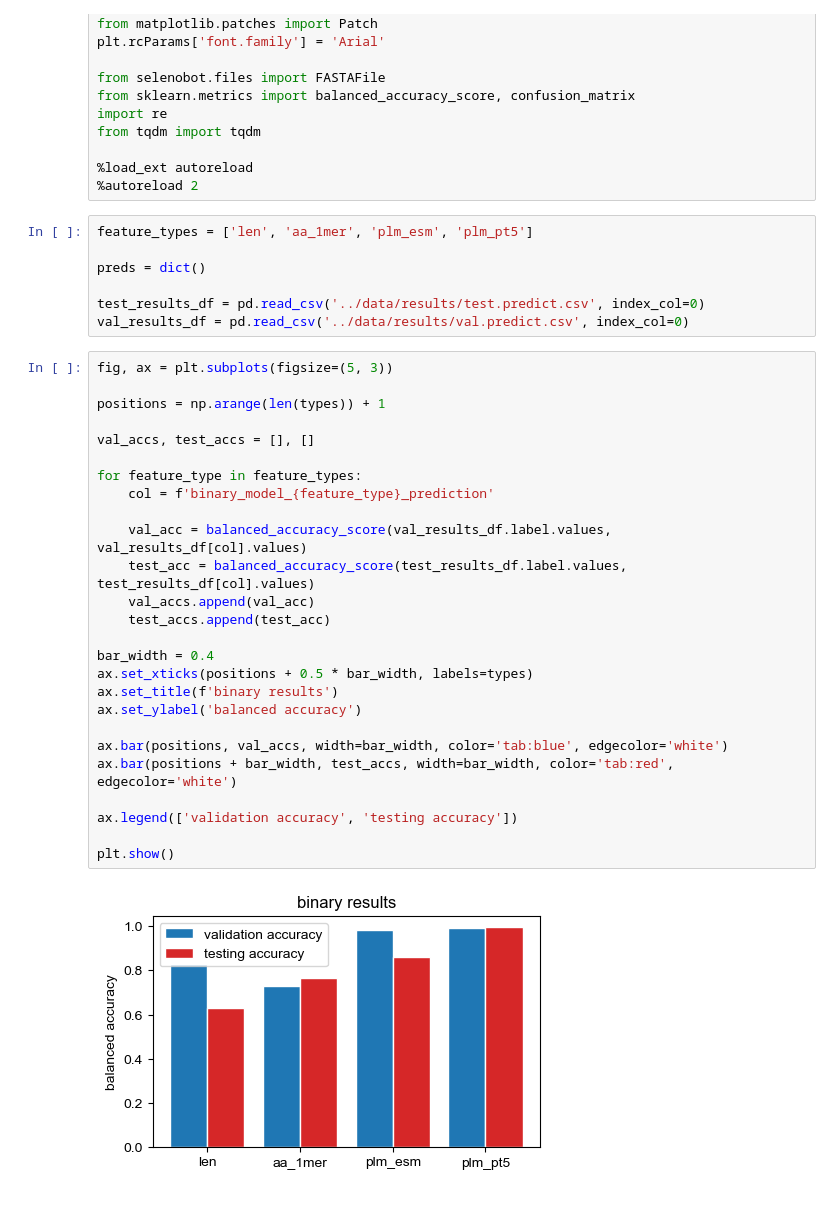
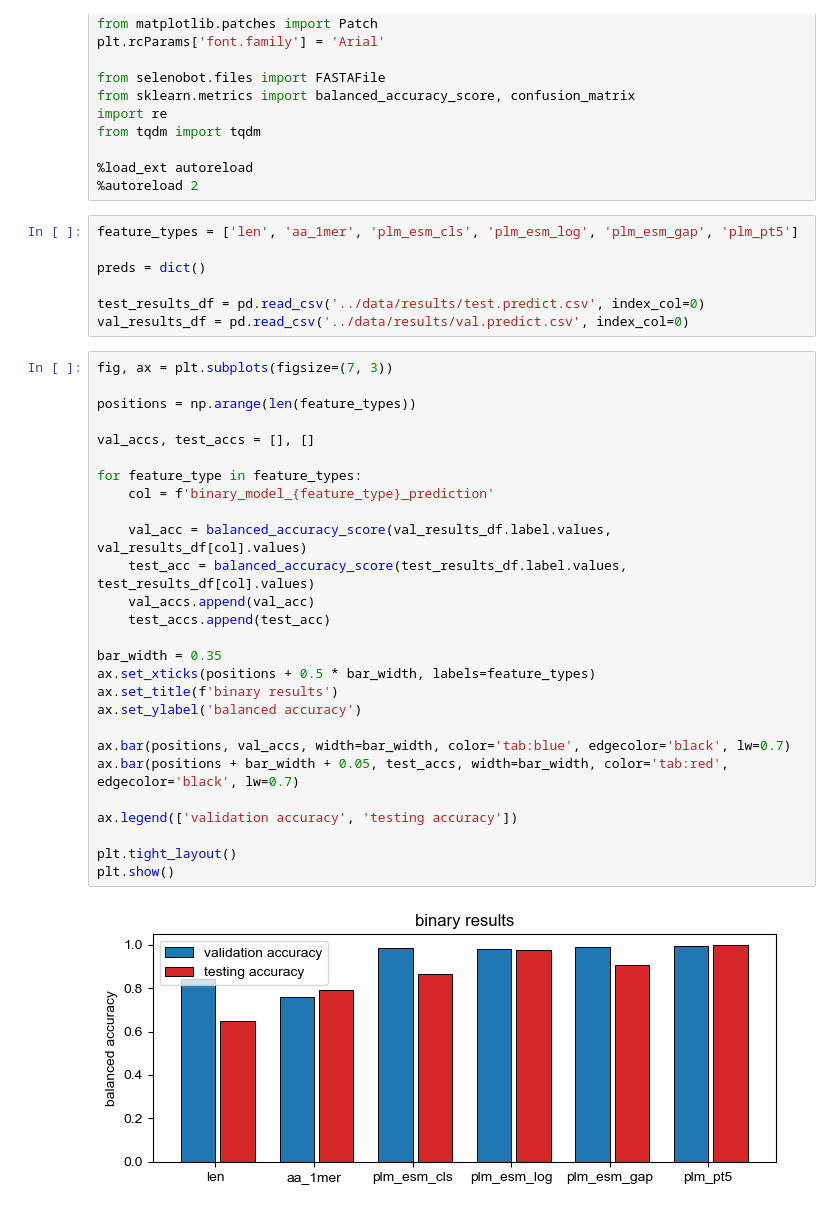
Before and after one commit to pipparichter/selenobot, a Jupyter notebook: notebooks/test.ipynb, the cells around one changed output. Saved outputs shown, nothing was run; the diff lists cells and outputs as text.

```diff
--- a/notebooks/test.ipynb
+++ b/notebooks/test.ipynb
@@ -17,37 +17,38 @@ from tqdm import tqdm
 %load_ext autoreload
 %autoreload 2
 # %%
-feature_types = ['len', 'aa_1mer', 'plm_esm', 'plm_pt5']
+feature_types = ['len', 'aa_1mer', 'plm_esm_cls', 'plm_esm_log', 'plm_esm_gap', 'plm_pt5']
 
 preds = dict()
 
 test_results_df = pd.read_csv('../data/results/test.predict.csv', index_col=0)
 val_results_df = pd.read_csv('../data/results/val.predict.csv', index_col=0)
 # %%
-fig, ax = plt.subplots(figsize=(5, 3))
+fig, ax = plt.subplots(figsize=(7, 3))
 
-positions = np.arange(len(types)) + 1
+positions = np.arange(len(feature_types))
 
 val_accs, test_accs = [], []
 
 for feature_type in feature_types:
     col = f'binary_model_{feature_type}_prediction'
 
     val_acc = balanced_accuracy_score(val_results_df.label.values, val_results_df[col].values)
     test_acc = balanced_accuracy_score(test_results_df.label.values, test_results_df[col].values)
     val_accs.append(val_acc)
     test_accs.append(test_acc)
 
-bar_width = 0.4
-ax.set_xticks(positions + 0.5 * bar_width, labels=types)
+bar_width = 0.35
+ax.set_xticks(positions + 0.5 * bar_width, labels=feature_types)
 ax.set_title(f'binary results')
 ax.set_ylabel('balanced accuracy')
 
-ax.bar(positions, val_accs, width=bar_width, color='tab:blue', edgecolor='white')
-ax.bar(positions + bar_width, test_accs, width=bar_width, color='tab:red', edgecolor='white')
+ax.bar(positions, val_accs, width=bar_width, color='tab:blue', edgecolor='black', lw=0.7)
+ax.bar(positions + bar_width + 0.05, test_accs, width=bar_width, color='tab:red', edgecolor='black', lw=0.7)
 
 ax.legend(['validation accuracy', 'testing accuracy'])
 
+plt.tight_layout()
 plt.show()
 # %% [output]
-[figure, old version]
+[figure, new version]
```
Also changed, not shown: 12 other files.
